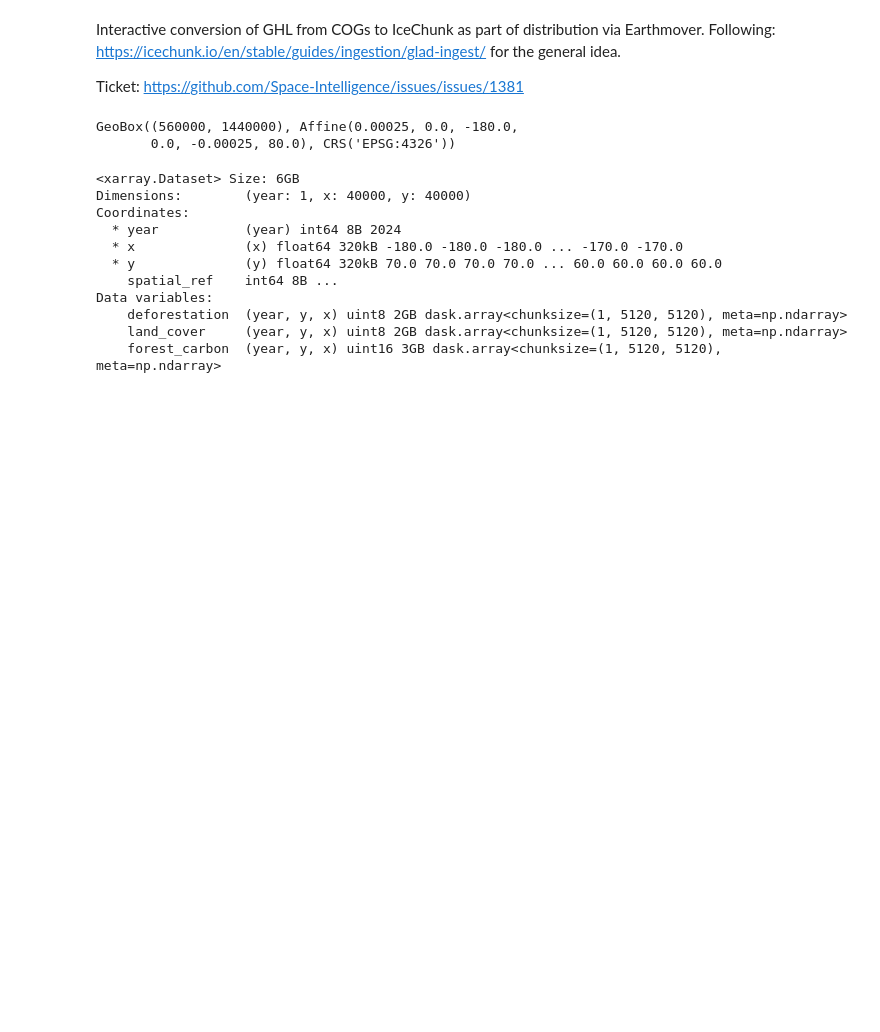
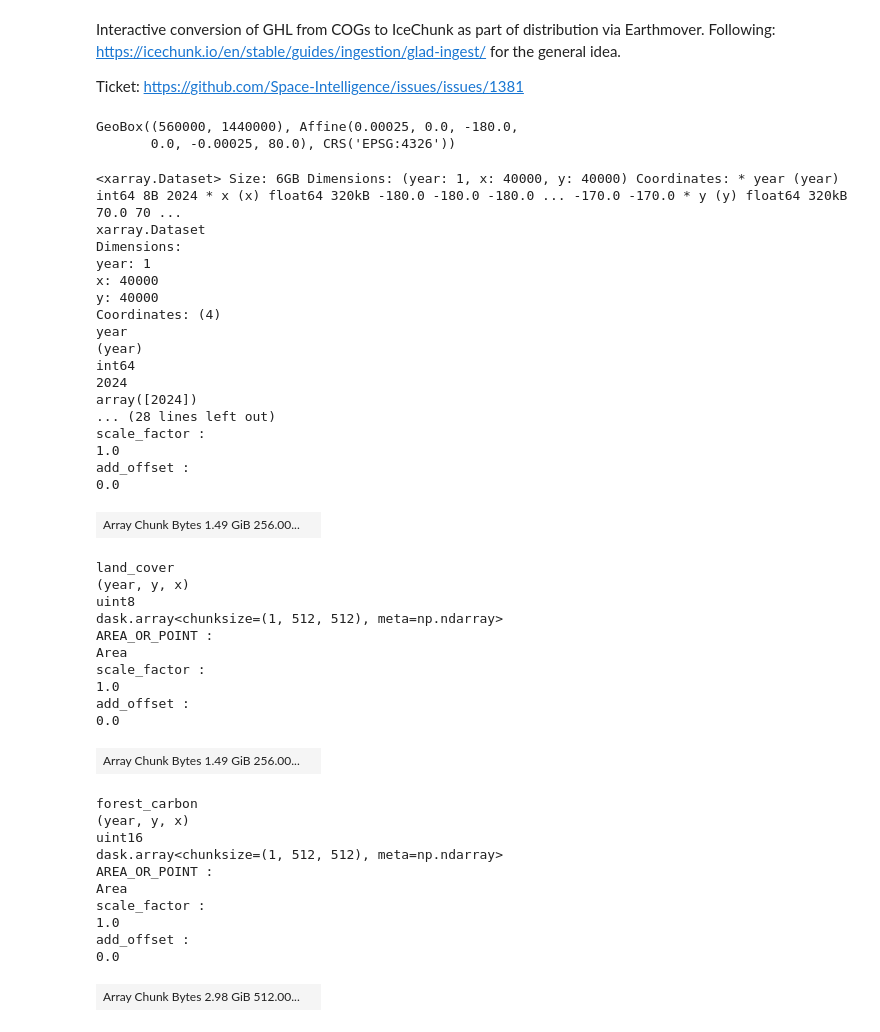
Before and after one commit to Space-Intelligence/si-integrations, a Jupyter notebook: integrations/earthmover/ghl/build_icechunk.ipynb, the cells around one changed output. Cells and saved outputs as stored; diff of their text form; code cells hidden in the pictures; blank space fills up the shorter version.

```diff
--- a/integrations/earthmover/ghl/build_icechunk.ipynb
+++ b/integrations/earthmover/ghl/build_icechunk.ipynb
@@ -92,11 +92,12 @@ global_gbox
 GeoBox((560000, 1440000), Affine(0.00025, 0.0, -180.0,
        0.0, -0.00025, 80.0), CRS('EPSG:4326'))
 # %%
+# ---- Define read_tile: reads one COG tile for one year as a lazy xarray Dataset ----
 def read_tile(
     tile: str,
     year: int = YEAR,
     *,
-    chunks: dict[str, int] = dict(zip(("band", "y", "x"), DASK_CHUNK_SIZE)),
+    chunks: dict | None = {},
 ) -> xr.Dataset:
     """
     Read one GHL tile (e.g. '70N_180W') for one year, returning a Dataset with:
@@ -104,45 +105,73 @@ def read_tile(
     - land_cover
     - forest_carbon
     """
-    # asset keys in assets.yaml -> output variable names
     assets = {
         "deforestation": "deforestation",
         "land_cover": "land_cover",
         "forest_carbon": "forest_carbon",
     }
 
     vars_ds: list[xr.Dataset] = []
     with Env(GDAL_CACHEMAX=0, VSI_CACHE=False, VSI_CACHE_SIZE=0):
         for asset_key, var_name in assets.items():
             ds_asset = (
                 xr.open_dataset(
                     tile_url(asset_key, tile),
                     engine="rasterio",
                     chunks=chunks,
                     mask_and_scale=False,
                     lock=False,
                 )
                 .rename({"band_data": var_name})
                 .squeeze("band", drop=True)
                 .expand_dims(year=[year])
             )
             vars_ds.append(ds_asset)
 
     return xr.merge(vars_ds, compat="override", join="exact")
 
 
 ds = read_tile(tile="70N_180W", year=YEAR)
 ds
 # %% [output]
-<xarray.Dataset> Size: 6GB
-Dimensions:        (year: 1, x: 40000, y: 40000)
-Coordinates:
-  * year           (year) int64 8B 2024
-  * x              (x) float64 320kB -180.0 -180.0 -180.0 ... -170.0 -170.0
-  * y              (y) float64 320kB 70.0 70.0 70.0 70.0 ... 60.0 60.0 60.0 60.0
-    spatial_ref    int64 8B ...
-Data variables:
-    deforestation  (year, y, x) uint8 2GB dask.array<chunksize=(1, 5120, 5120), meta=np.ndarray>
-    land_cover     (year, y, x) uint8 2GB dask.array<chunksize=(1, 5120, 5120), meta=np.ndarray>
-    forest_carbon  (year, y, x) uint16 3GB dask.array<chunksize=(1, 5120, 5120), meta=np.ndarray>
+<xarray.Dataset> Size: 6GB Dimensions: (year: 1, x: 40000, y: 40000) Coordinates: * year (year) int64 8B 2024 * x (x) float64 320kB -180.0 -180.0 -180.0 ... -170.0 -170.0 * y (y) float64 320kB 70.0 70 ...
+xarray.Dataset
+Dimensions:
+year: 1
+x: 40000
+y: 40000
+Coordinates: (4)
+year
+(year)
+int64
+2024
+array([2024])
+... (28 lines left out)
+scale_factor :
+1.0
+add_offset :
+0.0
+| Array Chunk Bytes 1.49 GiB 256.00... |  |
+land_cover
+(year, y, x)
+uint8
+dask.array<chunksize=(1, 512, 512), meta=np.ndarray>
+AREA_OR_POINT :
+Area
+scale_factor :
+1.0
+add_offset :
+0.0
+| Array Chunk Bytes 1.49 GiB 256.00... |  |
+forest_carbon
+(year, y, x)
+uint16
+dask.array<chunksize=(1, 512, 512), meta=np.ndarray>
+AREA_OR_POINT :
+Area
+scale_factor :
+1.0
+add_offset :
+0.0
+| Array Chunk Bytes 2.98 GiB 512.00... |  |
 # %%
```
Also changed, not shown: parts of 9 cells of this notebook, 4 other files.
